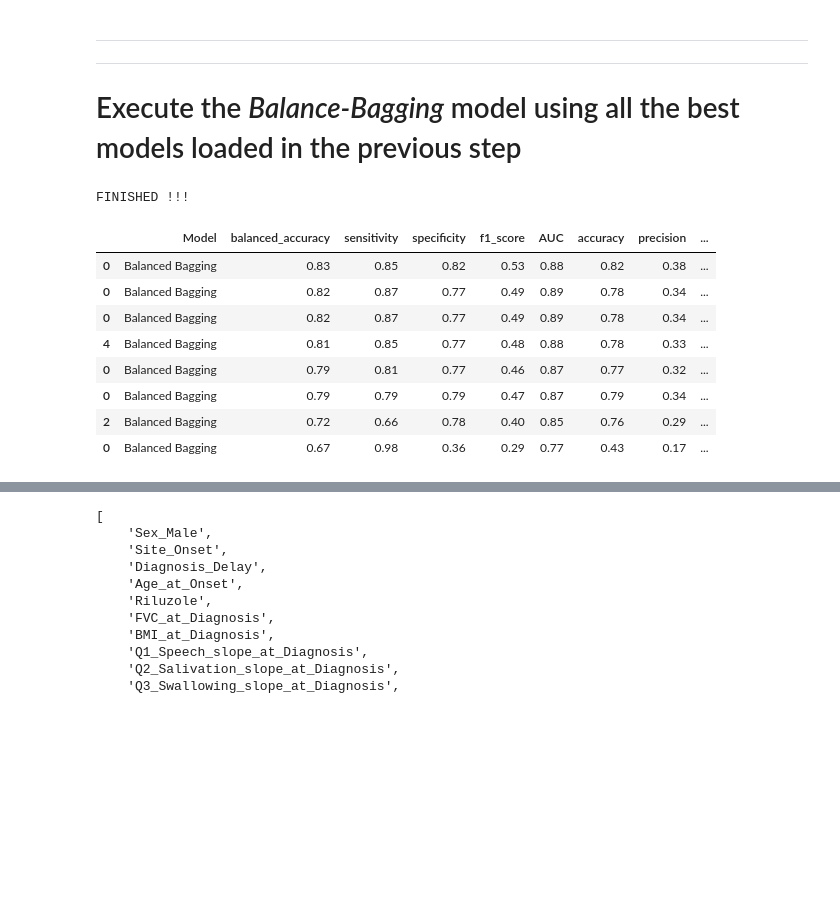
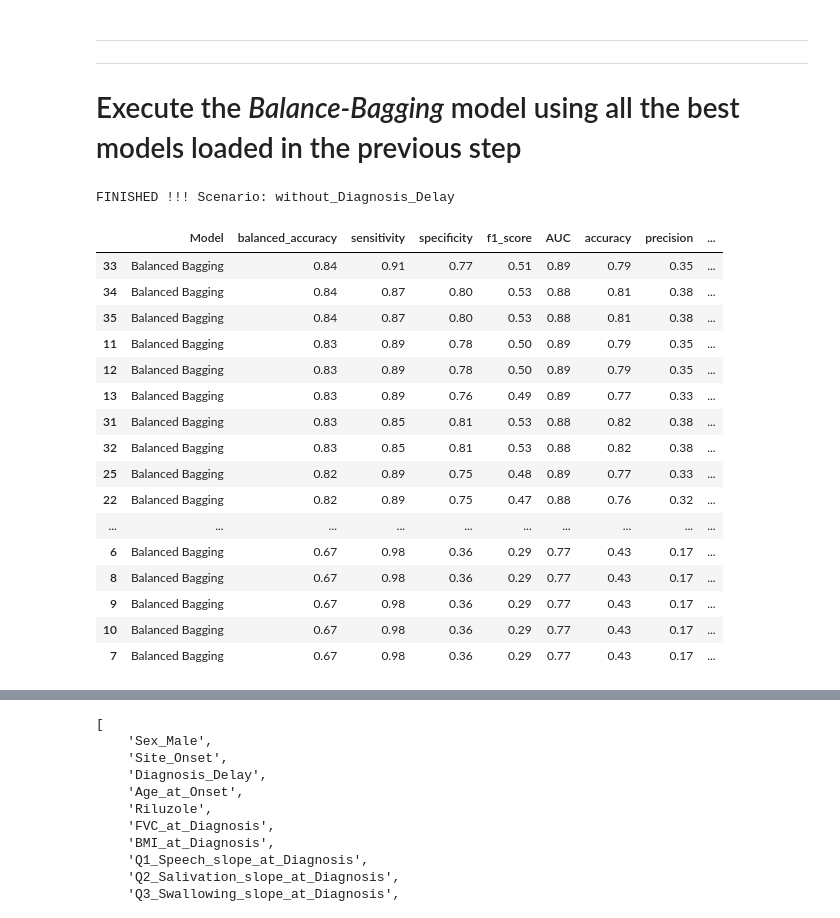
Before and after one commit to fabianopapaiz/als_prognosis_using_ensemble_imbalance, a Jupyter notebook: 05_Train_Validate_Models/05.20.1 - Ensemble-Balanced Scenario - Train Models using Grid Search.ipynb, the cells around one changed output, grey strips where cells are left out. Drawn from its saved outputs; the diff is of its cells as text; code cells hidden in the pictures; blank space fills up the shorter version.

```diff
--- a/05_Train_Validate_Models/05.20.1 - Ensemble-Balanced Scenario - Train Models using Grid Search.ipynb
+++ b/05_Train_Validate_Models/05.20.1 - Ensemble-Balanced Scenario - Train Models using Grid Search.ipynb
@@ -42,9 +48,11 @@ warnings.filterwarnings('ignore')
 # %% [markdown]
 # Get the scaled Training and Validation subsets
 # %%
+use_diagnosis_delay = False
+
 X_train, y_train, X_valid, y_valid = utils.get_train_and_validation_data(
     scaled=True,
-    use_diagnosis_delay=False,
+    use_diagnosis_delay=use_diagnosis_delay,
 )
 
 display(X_train.head())
@@ -111,6 +186,7 @@ best_models
 # Execute the _Balance-Bagging_ model using all the best models loaded in the previous step
 # %%
 %%time
+
 
 csv_performances_saved = os.path.abspath('exec_results/_best_results_Ensemble_Imbalance.csv')
 
@@ -143,11 +219,14 @@ for model_desc, model_params, model_instance in best_models:
     ]
     )
 
-
+# necessary to save the results without acumulative older results
+models_already_executed = set()
 
 additionals_info = []
 
 for model_desc, model_instance, (classifier, estimator, param_grid) in grid_configs:
+
+    utils.print_string_with_separators(model_desc)
 
     grid, df_performances_aux, df_performances_detailed, add_info = utils_exec_models_new.exec_grid_search(
         classifier=classifier,
@@ -162,46 +241,64 @@ for model_desc, model_instance, (classifier, estimator, param_grid) in grid_conf
     if df_performances is None:
         df_performances = df_performances_aux
     else:
-        df_performances = pd.concat([df_performances, df_performances_aux])
+        df_performances = pd.concat([df_performances, df_performances_aux], ignore_index=True)
 
     # store additional info (DET, Prec-Recall-curve, ROC, and predictions)
     additionals_info.append(add_info)
 
     classifier_name = utils_exec_models_new.get_classifier_class_name(classifier)
 
     #save the best performance for the current classifier
     csv_file = os.path.abspath(f'exec_results/top_results_{classifier_name}_{model_desc}.csv')
-    utils.save_to_csv(df=df_performances_detailed, csv_file=csv_file)
+    if os.path.exists(csv_file) and (model_desc in models_already_executed):
+        print(f'   Reading results saved previously for {model_desc}...')
+        df_to_save = utils.read_csv(csv_file=csv_file)
+        df_to_save = pd.concat([df_to_save, df_performances_detailed], ignore_index=True)
+    else:
+        df_to_save = df_performances_detailed
+    # save
+    utils.save_to_csv(df=df_to_save, csv_file=csv_file)
+
+    models_already_executed.add(model_desc)
+
 
     # Store additional_info data (serialize)
     pickle_file = os.path.abspath(f'exec_results/best_model_add_info_{classifier_name}_{model_desc}.pickle')
     with open(pickle_file, 'wb') as handle:
         pickle.dump(add_info, handle) #, protocol=pickle.HIGHEST_PROTOCOL)
 
 
 
     clear_output()
 
 
 print()
-print('FINISHED !!!')
+print(f'FINISHED !!! Scenario: {folder}')
 
 # sort the performances
 df_performances = utils_exec_models_new.sort_performances_results(df=df_performances,)
 
 #show all results
 display(df_performances)
 
 # save the results
 utils.save_to_csv(df=df_performances, csv_file=csv_performances_saved)
 # %% [output]
-FINISHED !!!
+FINISHED !!! Scenario: without_Diagnosis_Delay
 |  | Model | balanced_accuracy | sensitivity | specificity | f1_score | AUC | accuracy | precision | ... |
-| 0 | Balanced Bagging | 0.83 | 0.85 | 0.82 | 0.53 | 0.88 | 0.82 | 0.38 | ... |
-| 0 | Balanced Bagging | 0.82 | 0.87 | 0.77 | 0.49 | 0.89 | 0.78 | 0.34 | ... |
-| 0 | Balanced Bagging | 0.82 | 0.87 | 0.77 | 0.49 | 0.89 | 0.78 | 0.34 | ... |
-| 4 | Balanced Bagging | 0.81 | 0.85 | 0.77 | 0.48 | 0.88 | 0.78 | 0.33 | ... |
-| 0 | Balanced Bagging | 0.79 | 0.81 | 0.77 | 0.46 | 0.87 | 0.77 | 0.32 | ... |
-| 0 | Balanced Bagging | 0.79 | 0.79 | 0.79 | 0.47 | 0.87 | 0.79 | 0.34 | ... |
-| 2 | Balanced Bagging | 0.72 | 0.66 | 0.78 | 0.40 | 0.85 | 0.76 | 0.29 | ... |
-| 0 | Balanced Bagging | 0.67 | 0.98 | 0.36 | 0.29 | 0.77 | 0.43 | 0.17 | ... |
+| 33 | Balanced Bagging | 0.84 | 0.91 | 0.77 | 0.51 | 0.89 | 0.79 | 0.35 | ... |
+| 34 | Balanced Bagging | 0.84 | 0.87 | 0.80 | 0.53 | 0.88 | 0.81 | 0.38 | ... |
+| 35 | Balanced Bagging | 0.84 | 0.87 | 0.80 | 0.53 | 0.88 | 0.81 | 0.38 | ... |
+| 11 | Balanced Bagging | 0.83 | 0.89 | 0.78 | 0.50 | 0.89 | 0.79 | 0.35 | ... |
+| 12 | Balanced Bagging | 0.83 | 0.89 | 0.78 | 0.50 | 0.89 | 0.79 | 0.35 | ... |
+| 13 | Balanced Bagging | 0.83 | 0.89 | 0.76 | 0.49 | 0.89 | 0.77 | 0.33 | ... |
+| 31 | Balanced Bagging | 0.83 | 0.85 | 0.81 | 0.53 | 0.88 | 0.82 | 0.38 | ... |
+| 32 | Balanced Bagging | 0.83 | 0.85 | 0.81 | 0.53 | 0.88 | 0.82 | 0.38 | ... |
+| 25 | Balanced Bagging | 0.82 | 0.89 | 0.75 | 0.48 | 0.89 | 0.77 | 0.33 | ... |
+| 22 | Balanced Bagging | 0.82 | 0.89 | 0.75 | 0.47 | 0.88 | 0.76 | 0.32 | ... |
+| ... | ... | ... | ... | ... | ... | ... | ... | ... | ... |
+| 6 | Balanced Bagging | 0.67 | 0.98 | 0.36 | 0.29 | 0.77 | 0.43 | 0.17 | ... |
+| 8 | Balanced Bagging | 0.67 | 0.98 | 0.36 | 0.29 | 0.77 | 0.43 | 0.17 | ... |
+| 9 | Balanced Bagging | 0.67 | 0.98 | 0.36 | 0.29 | 0.77 | 0.43 | 0.17 | ... |
+| 10 | Balanced Bagging | 0.67 | 0.98 | 0.36 | 0.29 | 0.77 | 0.43 | 0.17 | ... |
+| 7 | Balanced Bagging | 0.67 | 0.98 | 0.36 | 0.29 | 0.77 | 0.43 | 0.17 | ... |
```
Also changed, not shown: parts of 4 cells of this notebook, 40 other files.
